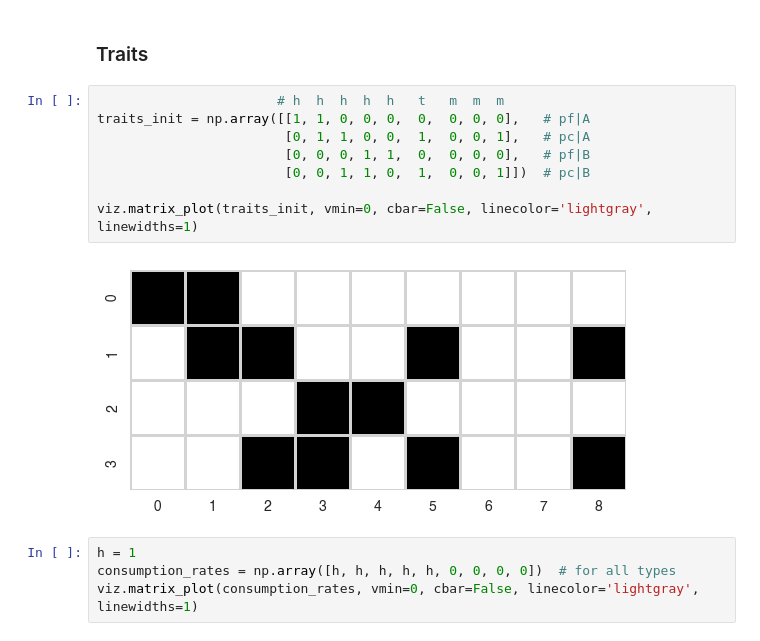
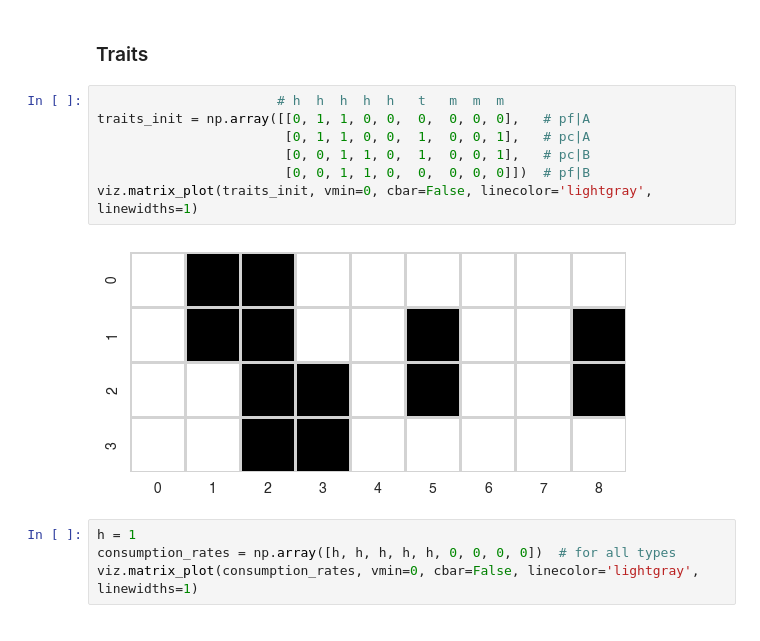
Before and after one commit to ryansmcgee/ecoevocrm, a Jupyter notebook: src/ecoevocrm/demos/hgt_testing/2023-12-19_dev_hgt.ipynb, the cells around one changed output. Cells and saved outputs as stored; diff of their text form.

```diff
--- a/src/ecoevocrm/demos/hgt_testing/2023-12-19_dev_hgt.ipynb
+++ b/src/ecoevocrm/demos/hgt_testing/2023-12-19_dev_hgt.ipynb
@@ -21,14 +21,13 @@ import matplotlib.pyplot as plt
 ### Traits
 # %%
                        # h  h  h  h  h   t   m  m  m
-traits_init = np.array([[1, 1, 0, 0, 0,  0,  0, 0, 0],   # pf|A
+traits_init = np.array([[0, 1, 1, 0, 0,  0,  0, 0, 0],   # pf|A
                         [0, 1, 1, 0, 0,  1,  0, 0, 1],   # pc|A
-                        [0, 0, 0, 1, 1,  0,  0, 0, 0],   # pf|B
-                        [0, 0, 1, 1, 0,  1,  0, 0, 1]])  # pc|B
-
+                        [0, 0, 1, 1, 0,  1,  0, 0, 1],   # pc|B
+                        [0, 0, 1, 1, 0,  0,  0, 0, 0]])  # pf|B
 viz.matrix_plot(traits_init, vmin=0, cbar=False, linecolor='lightgray', linewidths=1)
 # %% [output]
-[figure, old version]
+[figure, new version]
 # %%
 h = 1
 consumption_rates = np.array([h, h, h, h, h, 0, 0, 0, 0])  # for all types
```
Also changed, not shown: parts of 36 cells of this notebook, 3 other files.
